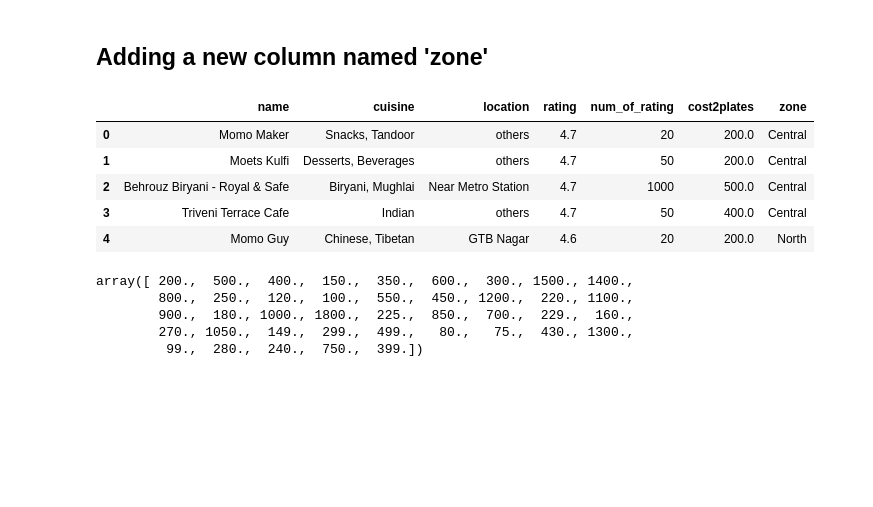
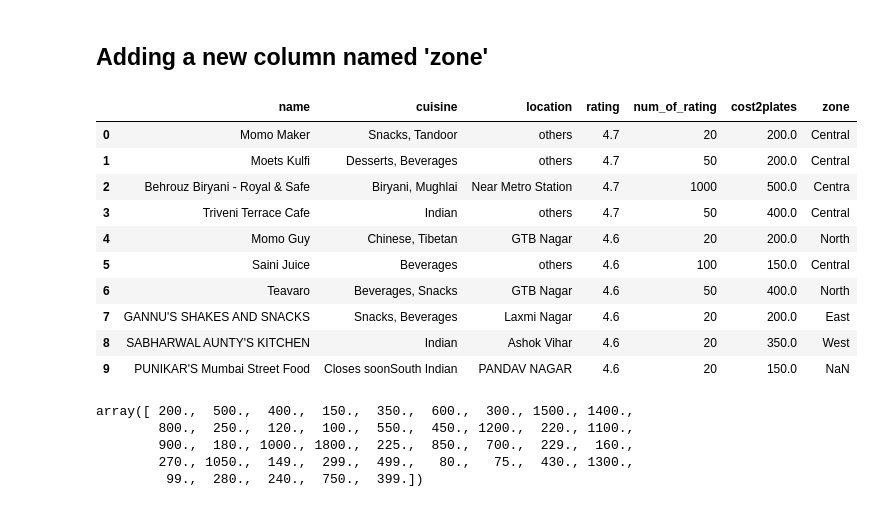
Before and after one commit to Ishaansh7/Swiggy-Analytics-Project, a Jupyter notebook: swiggy-analytics.ipynb, the cells around one changed output. Cells and saved outputs as stored; diff of their text form; code cells hidden in the pictures; blank space fills up the shorter version.

```diff
--- a/swiggy-analytics.ipynb
+++ b/swiggy-analytics.ipynb
@@ -312,7 +313,7 @@ df.head()
 | 4 | Momo Guy | Chinese, Tibetan | GTB Nagar, GTB Nagar | 4.6 | 20 | 200.0 |
 # %%
 def handle_location(value):
-    words = value.split(',')
+    words = value.split(',') or value.split('-')
     return words[0].strip()
 df['location'] = df['location'].apply(handle_location)
 df['location'].head(10)
@@ -349,20 +350,25 @@ array(['others', 'Near Metro Station', 'GTB Nagar', 'Laxmi Nagar',
 ## Adding a new column named 'zone'
 # %%
 zoneDict = {'others':'Central', 'GTB Nagar':'North', 'South Extension':'South', 'Connaught Place':'Central',
-       'Laxmi Nagar':'East','Near Metro Station':'Central', 'Lajpat Nagar':'East','Ashok Vihar':'West','Daryaganj':'Central',
+       'Laxmi Nagar':'East','Near Metro Station':'Centra', 'Lajpat Nagar':'East','Ashok Vihar':'West','Daryaganj':'Central',
        'Gole Market':'Central', 'Kirti Nagar':'West', 'South Campus':'South',
        'Old Delhi':'Central', 'Safdarjung Enclave':'South', 'Mayur Vihar':'East', 'Defence Colony':'East',
        'Greater Kailash 2':'South', 'Karol Bagh':'Central', 'Nagar':'Central', 'Shahdara':'North',
        'Krishna Nagar':'East', 'R.K Puram':'South', 'Janakpuri':'West' }
 df["zone"] = df["location"].map(zoneDict)
-df.head()
+df.head(10)
 # %% [output]
 |  | name | cuisine | location | rating | num_of_rating | cost2plates | zone |
 | 0 | Momo Maker | Snacks, Tandoor | others | 4.7 | 20 | 200.0 | Central |
 | 1 | Moets Kulfi | Desserts, Beverages | others | 4.7 | 50 | 200.0 | Central |
-| 2 | Behrouz Biryani - Royal & Safe | Biryani, Mughlai | Near Metro Station | 4.7 | 1000 | 500.0 | Central |
+| 2 | Behrouz Biryani - Royal & Safe | Biryani, Mughlai | Near Metro Station | 4.7 | 1000 | 500.0 | Centra |
 | 3 | Triveni Terrace Cafe | Indian | others | 4.7 | 50 | 400.0 | Central |
 | 4 | Momo Guy | Chinese, Tibetan | GTB Nagar | 4.6 | 20 | 200.0 | North |
+| 5 | Saini Juice | Beverages | others | 4.6 | 100 | 150.0 | Central |
+| 6 | Teavaro | Beverages, Snacks | GTB Nagar | 4.6 | 50 | 400.0 | North |
+| 7 | GANNU'S SHAKES AND SNACKS | Snacks, Beverages | Laxmi Nagar | 4.6 | 20 | 200.0 | East |
+| 8 | SABHARWAL AUNTY'S KITCHEN | Indian | Ashok Vihar | 4.6 | 20 | 350.0 | West |
+| 9 | PUNIKAR'S Mumbai Street Food | Closes soonSouth Indian | PANDAV NAGAR | 4.6 | 20 | 150.0 | NaN |
 # %%
 df['cost2plates'].unique()
 # %% [output]
```
Also changed, not shown: parts of 12 cells of this notebook.
